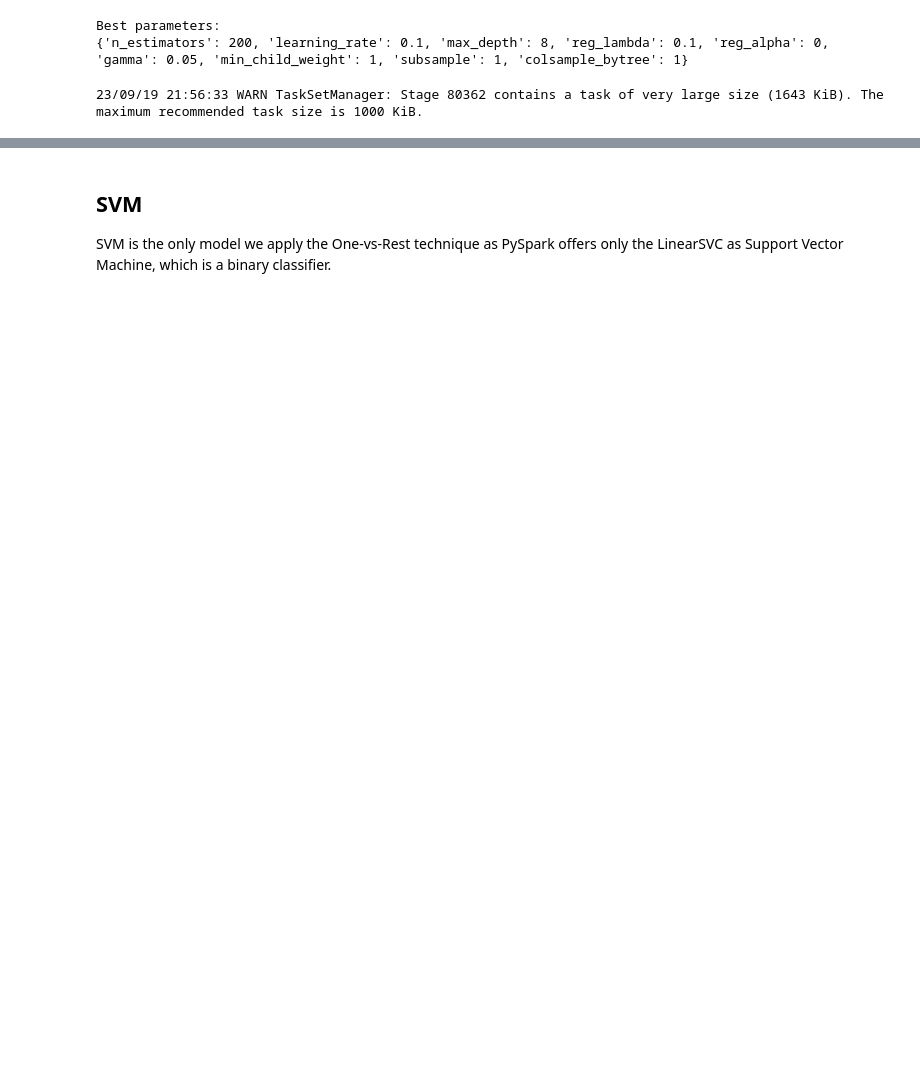
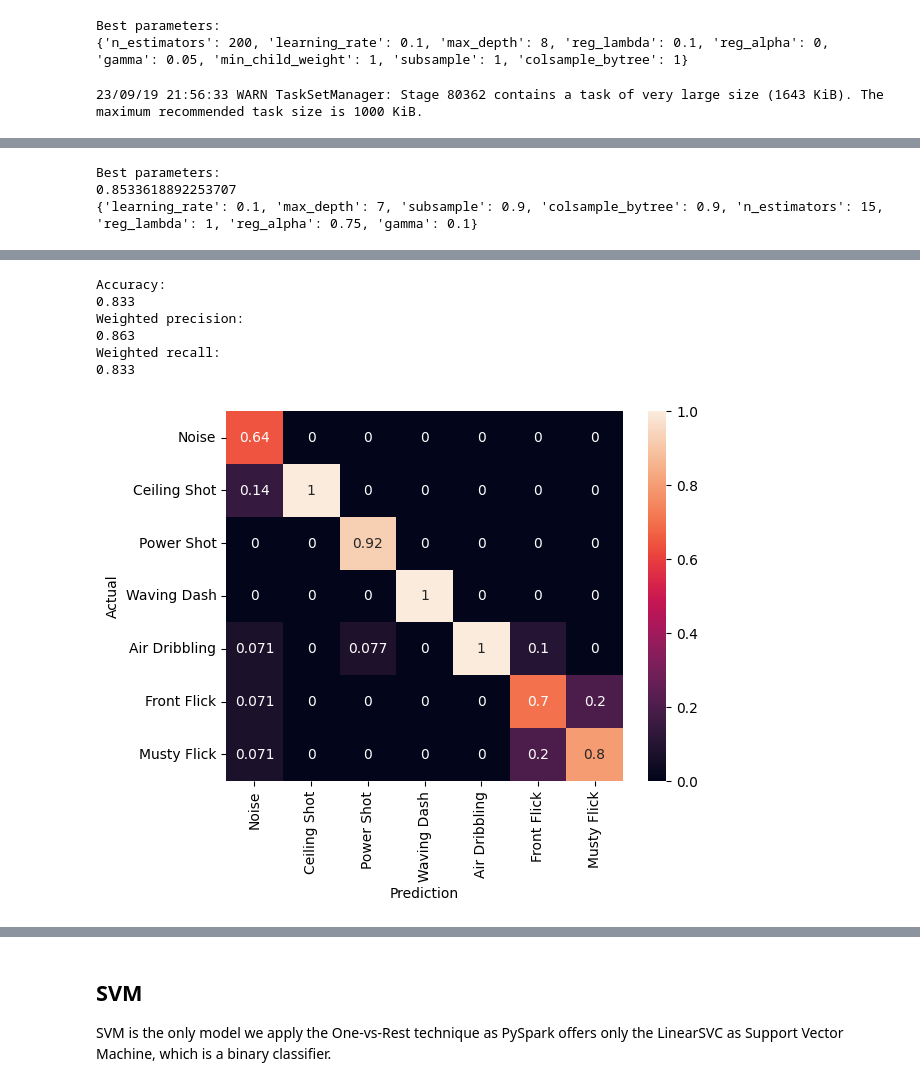
Before and after one commit to DomMcOyle/BDAProject, a Jupyter notebook: MachineLearningAlgorithms.ipynb, the cells around one changed output, grey strips where cells are left out. Saved outputs shown, nothing was run; the diff lists cells and outputs as text; code cells hidden in the pictures; blank space fills up the shorter version.

```diff
--- a/MachineLearningAlgorithms.ipynb
+++ b/MachineLearningAlgorithms.ipynb
@@ -704,0 +813,10 @@ Weighted recall:
+# %%
+xgbd_predictions = xgba.transform(test)
+print("Best parameters:")
+print(max(xgba.avgMetrics))
+print({k.name : v for (k,v) in xgba.getEstimatorParamMaps()[np.argmax(xgba.avgMetrics)].items()})
+print_metrics(xgbd_predictions)
+# %% [output]
+Best parameters:
+0.8533618892253707
+{'learning_rate': 0.1, 'max_depth': 7, 'subsample': 0.9, 'colsample_bytree': 0.9, 'n_estimators': 15, 'reg_lambda': 1, 'reg_alpha': 0.75, 'gamma': 0.1}
@@ -704,0 +825,7 @@ Weighted recall:
+Accuracy:
+0.833
+Weighted precision:
+0.863
+Weighted recall:
+0.833
+[figure, added]
```
Also changed, not shown: parts of 74 cells of this notebook, 20 other files.
